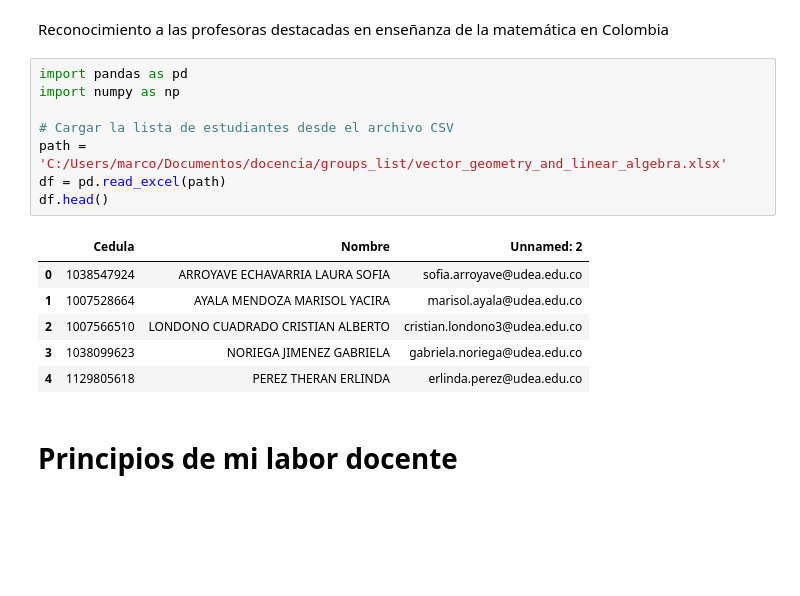
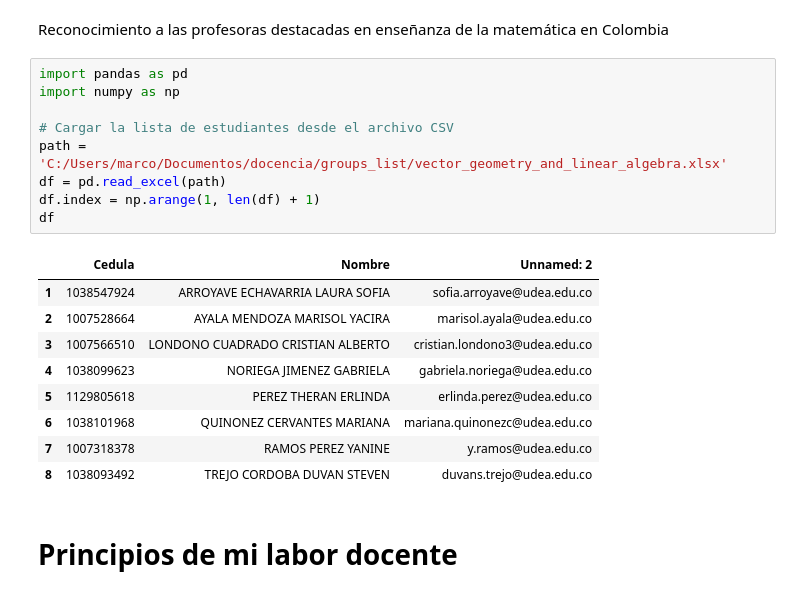
Before and after one commit to marco-canas/vector_geometry_and_linear_algebra, a Jupyter notebook: 2_planificacion/2_clases/3_class_19_agosto/3_class_19_agosto.ipynb, the cells around one changed output. Saved outputs shown, nothing was run; the diff lists cells and outputs as text; blank space fills up the shorter version.

```diff
--- a/2_planificacion/2_clases/3_class_19_agosto/3_class_19_agosto.ipynb
+++ b/2_planificacion/2_clases/3_class_19_agosto/3_class_19_agosto.ipynb
@@ -20,18 +57,22 @@ Reconocimiento a las profesoras destacadas en enseñanza de la matemática en Co
 # %%
 import pandas as pd
 import numpy as np
 
 # Cargar la lista de estudiantes desde el archivo CSV
 path = 'C:/Users/marco/Documentos/docencia/groups_list/vector_geometry_and_linear_algebra.xlsx'
 df = pd.read_excel(path)
-df.head()
+df.index = np.arange(1, len(df) + 1)
+df
 # %% [output]
 |  | Cedula | Nombre | Unnamed: 2 |
-| 0 | 1038547924 | ARROYAVE ECHAVARRIA LAURA SOFIA | sofia.arroyave@udea.edu.co |
-| 1 | 1007528664 | AYALA MENDOZA MARISOL YACIRA | marisol.ayala@udea.edu.co |
-| 2 | 1007566510 | LONDONO CUADRADO CRISTIAN ALBERTO | cristian.londono3@udea.edu.co |
-| 3 | 1038099623 | NORIEGA JIMENEZ GABRIELA | gabriela.noriega@udea.edu.co |
-| 4 | 1129805618 | PEREZ THERAN ERLINDA | erlinda.perez@udea.edu.co |
+| 1 | 1038547924 | ARROYAVE ECHAVARRIA LAURA SOFIA | sofia.arroyave@udea.edu.co |
+| 2 | 1007528664 | AYALA MENDOZA MARISOL YACIRA | marisol.ayala@udea.edu.co |
+| 3 | 1007566510 | LONDONO CUADRADO CRISTIAN ALBERTO | cristian.londono3@udea.edu.co |
+| 4 | 1038099623 | NORIEGA JIMENEZ GABRIELA | gabriela.noriega@udea.edu.co |
+| 5 | 1129805618 | PEREZ THERAN ERLINDA | erlinda.perez@udea.edu.co |
+| 6 | 1038101968 | QUINONEZ CERVANTES MARIANA | mariana.quinonezc@udea.edu.co |
+| 7 | 1007318378 | RAMOS PEREZ YANINE | y.ramos@udea.edu.co |
+| 8 | 1038093492 | TREJO CORDOBA DUVAN STEVEN | duvans.trejo@udea.edu.co |
 # %% [markdown]
 
 # Principios de mi labor docente
```
Also changed, not shown: parts of 11 cells of this notebook, 3 other files.
